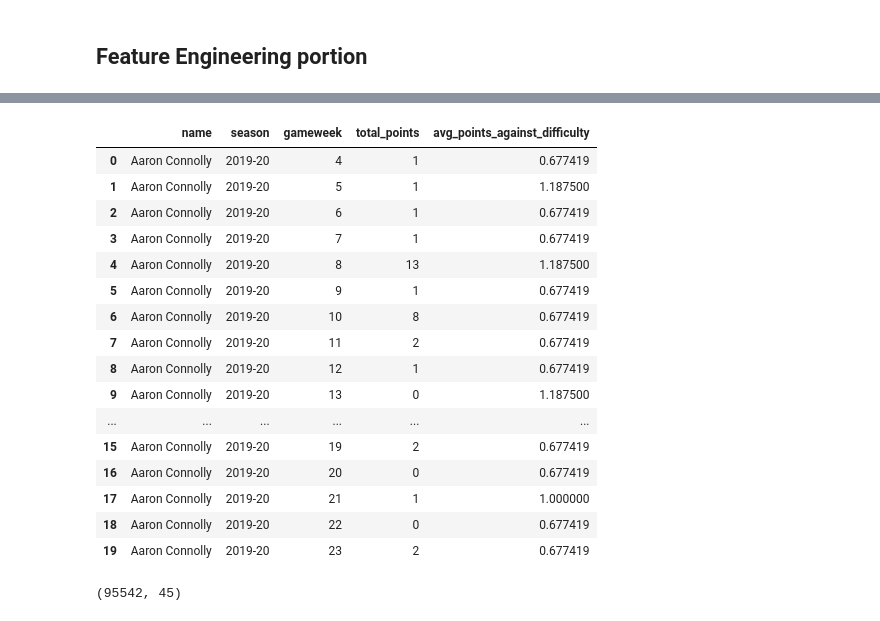
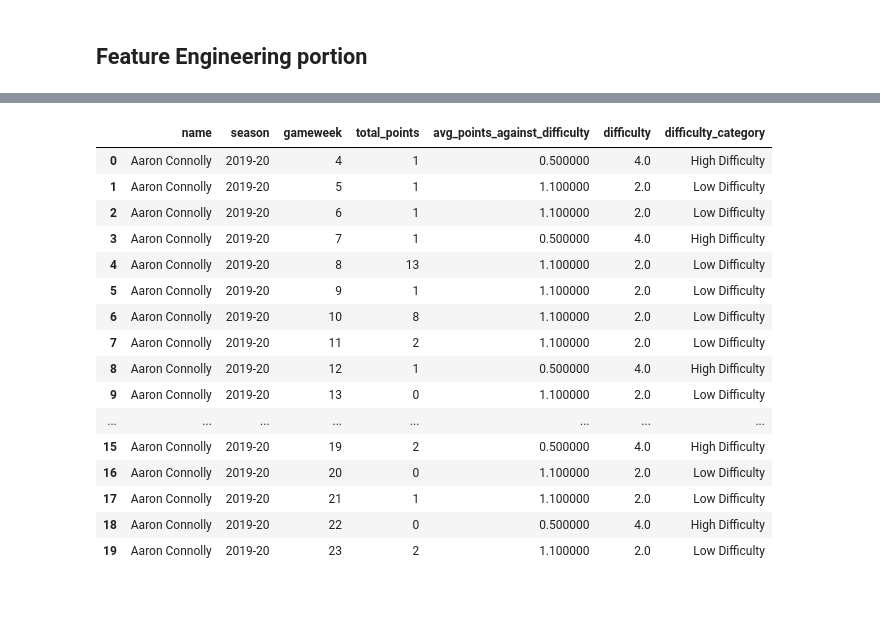
Before and after one commit to dheyay/weighted_through_ball, a Jupyter notebook: data_analysis.ipynb, the cells around one changed output, grey strips where cells are left out. Cells and saved outputs as stored; diff of their text form; code cells hidden in the pictures.

Commit message:
Updated data with next gameweek info

```diff
--- a/data_analysis.ipynb
+++ b/data_analysis.ipynb
@@ -62,12 +63,13 @@ plt.show()
 ## Feature Engineering portion
 # %%
 # Creating a recent form metric to gauge player form, consider last 3 matches
-updated_all_player_data_sorted = all_player_data.sort_values(by=['name', 'season', 'gameweek'])
-
-# Calculating the rolling average points over the last 3 matches for each player
-updated_all_player_data_sorted['form_last_3'] = updated_all_player_data_sorted.groupby('name')['total_points'].rolling(window=3, min_periods=1).mean().reset_index(level=0, drop=True)
+def generate_form_feature(df, form_range=3):
+    df = df.sort_values(by=['name', 'season', 'gameweek'])
+    # Calculate the rolling average points over the last 3 matches for each player, excluding the current gameweek
+    df['form_last_3'] = df.groupby('name')['total_points'].apply(lambda x: x.shift(1).rolling(window=form_range, min_periods=1).mean())
+    return df
 
 
-sample_player_form = updated_all_player_data_sorted[updated_all_player_data_sorted['name'] == 'Aaron Ramsdale'][['name', 'season', 'gameweek', 'total_points', 'form_last_3']]
+sample_player_form = generate_form_feature(all_player_data)[all_player_data['name'] == 'Aaron Ramsdale'][['name', 'season', 'gameweek', 'total_points', 'form_last_3']]
 sample_player_form.head(10)
 # %% [output]
@@ -124,47 +95,43 @@ corrected_drought_sample
 # %%
 # Categorizing difficulty
 def categorize_difficulty(difficulty):
     if difficulty in [1, 2]:
         return 'Low Difficulty'
     elif difficulty == 3:
         return 'Medium Difficulty'
     else:
         return 'High Difficulty'
 
-updated_all_player_data_sorted['opponent_difficulty_category'] = updated_all_player_data_sorted['opponent_difficulty'].apply(categorize_difficulty)
-
-# Computing average performance against difficulty categories
-performance_against_difficulty = updated_all_player_data_sorted.groupby(['name', 'opponent_difficulty_category'])['total_points'].mean().reset_index(name='avg_points_against_difficulty')
-
-# Merging the computed feature back with the main dataframe
-merged_with_difficulty_performance = pd.merge(updated_all_player_data_sorted, performance_against_difficulty, on=['name', 'opponent_difficulty_category'], how='left')
+def generate_difficulty_feature(df):
+    df['difficulty_category'] = df['difficulty'].apply(categorize_difficulty)
+    df = df.sort_values(by=['name', 'season', 'gameweek'])
+    avg_against_diff = df.groupby(['name', 'difficulty_category'])['total_points'].mean().reset_index(name='avg_points_against_difficulty')
+    return pd.merge(df, avg_against_diff, on=['name', 'difficulty_category'], how='left')
 
 
-# Extracting a sample for the Performance Against Opponents of Similar Difficulty feature
-performance_against_difficulty_sample = merged_with_difficulty_performance[['name', 'season', 'gameweek', 'total_points', 'avg_points_against_difficulty']].head(20)
+
+    # Extracting a sample for the Performance Against Opponents of Similar Difficulty feature
+difficulty_performance = generate_difficulty_feature(updated_all_player_data_sorted)
+performance_against_difficulty_sample = difficulty_performance[['name', 'season', 'gameweek', 'total_points', 'avg_points_against_difficulty', 'difficulty', 'difficulty_category']].head(20)
 performance_against_difficulty_sample
 # %% [output]
-|  | name | season | gameweek | total_points | avg_points_against_difficulty |
-| 0 | Aaron Connolly | 2019-20 | 4 | 1 | 0.677419 |
-| 1 | Aaron Connolly | 2019-20 | 5 | 1 | 1.187500 |
-| 2 | Aaron Connolly | 2019-20 | 6 | 1 | 0.677419 |
-| 3 | Aaron Connolly | 2019-20 | 7 | 1 | 0.677419 |
-| 4 | Aaron Connolly | 2019-20 | 8 | 13 | 1.187500 |
-| 5 | Aaron Connolly | 2019-20 | 9 | 1 | 0.677419 |
-| 6 | Aaron Connolly | 2019-20 | 10 | 8 | 0.677419 |
-| 7 | Aaron Connolly | 2019-20 | 11 | 2 | 0.677419 |
-| 8 | Aaron Connolly | 2019-20 | 12 | 1 | 0.677419 |
-| 9 | Aaron Connolly | 2019-20 | 13 | 0 | 1.187500 |
-| ... | ... | ... | ... | ... | ... |
-| 15 | Aaron Connolly | 2019-20 | 19 | 2 | 0.677419 |
-| 16 | Aaron Connolly | 2019-20 | 20 | 0 | 0.677419 |
-| 17 | Aaron Connolly | 2019-20 | 21 | 1 | 1.000000 |
-| 18 | Aaron Connolly | 2019-20 | 22 | 0 | 0.677419 |
-| 19 | Aaron Connolly | 2019-20 | 23 | 2 | 0.677419 |
+|  | name | season | gameweek | total_points | avg_points_against_difficulty | difficulty | difficulty_category |
+| 0 | Aaron Connolly | 2019-20 | 4 | 1 | 0.500000 | 4.0 | High Difficulty |
+| 1 | Aaron Connolly | 2019-20 | 5 | 1 | 1.100000 | 2.0 | Low Difficulty |
+| 2 | Aaron Connolly | 2019-20 | 6 | 1 | 1.100000 | 2.0 | Low Difficulty |
+| 3 | Aaron Connolly | 2019-20 | 7 | 1 | 0.500000 | 4.0 | High Difficulty |
+| 4 | Aaron Connolly | 2019-20 | 8 | 13 | 1.100000 | 2.0 | Low Difficulty |
+| 5 | Aaron Connolly | 2019-20 | 9 | 1 | 1.100000 | 2.0 | Low Difficulty |
+| 6 | Aaron Connolly | 2019-20 | 10 | 8 | 1.100000 | 2.0 | Low Difficulty |
+| 7 | Aaron Connolly | 2019-20 | 11 | 2 | 1.100000 | 2.0 | Low Difficulty |
+| 8 | Aaron Connolly | 2019-20 | 12 | 1 | 0.500000 | 4.0 | High Difficulty |
+| 9 | Aaron Connolly | 2019-20 | 13 | 0 | 1.100000 | 2.0 | Low Difficulty |
+| ... | ... | ... | ... | ... | ... | ... | ... |
+| 15 | Aaron Connolly | 2019-20 | 19 | 2 | 0.500000 | 4.0 | High Difficulty |
+| 16 | Aaron Connolly | 2019-20 | 20 | 0 | 1.100000 | 2.0 | Low Difficulty |
+| 17 | Aaron Connolly | 2019-20 | 21 | 1 | 1.100000 | 2.0 | Low Difficulty |
+| 18 | Aaron Connolly | 2019-20 | 22 | 0 | 0.500000 | 4.0 | High Difficulty |
+| 19 | Aaron Connolly | 2019-20 | 23 | 2 | 1.100000 | 2.0 | Low Difficulty |
-# %%
-merged_with_difficulty_performance.shape
-# %% [output]
-(95542, 45)
 # %%
 import pandas as pd
 from datetime import date
```
Also changed, not shown: parts of 12 cells of this notebook, 2 other files.
